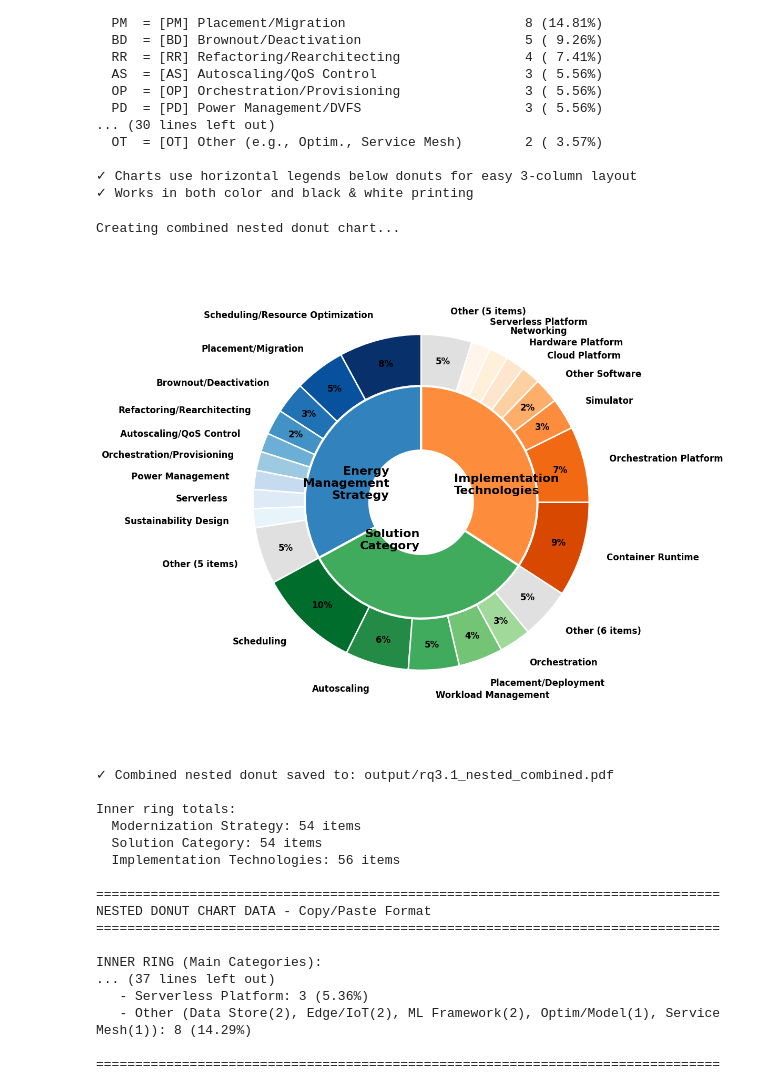
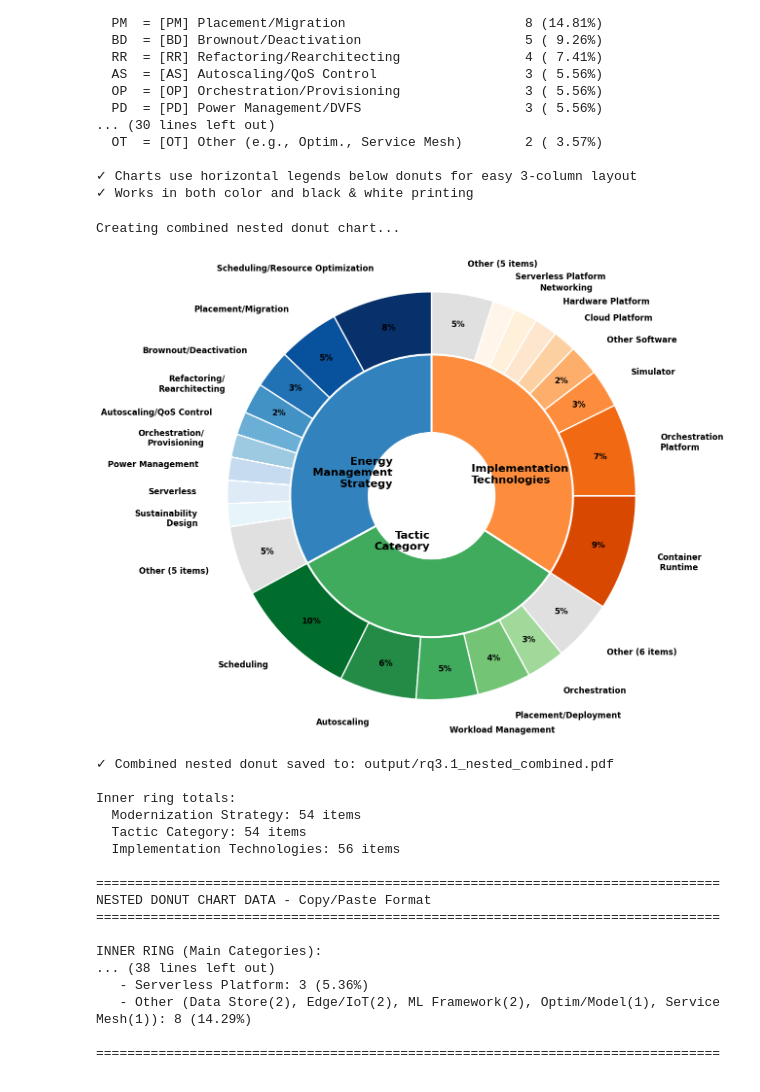
Before and after one commit to eoanodea/slr, a Jupyter notebook: 6-data-visualisation/rq3/rq3.1.generate.ipynb, the cells around one changed output. Saved outputs shown, nothing was run; the diff lists cells and outputs as text; code cells hidden in the pictures.

```diff
--- a/6-data-visualisation/rq3/rq3.1.generate.ipynb
+++ b/6-data-visualisation/rq3/rq3.1.generate.ipynb
@@ -312,21 +312,21 @@ print("\nCreating combined nested donut chart...")
 
 # Prepare data for nested donut
 # Inner ring: three main categories
-inner_labels = ['Energy\nManagement\nStrategy', 'Solution\nCategory', 'Implementation\nTechnologies']
+inner_labels = ['Energy\nManagement\nStrategy', 'Tactic\nCategory', 'Implementation\nTechnologies']
 inner_sizes = [54, 54, 56]  # Total counts for each category
 inner_colors = ['#3182bd', '#41ab5d', '#fd8d3c']
 
 # Outer ring: Items with >=3 occurrences + Other (simplified for academic paper)
 outer_labels = (
     # EnergyManagementStrategy (9 items >= 3 + other)
-    ['Scheduling/Resource Optimization', 'Placement/Migration', 'Brownout/Deactivation', 'Refactoring/Rearchitecting',
-     'Autoscaling/QoS Control', 'Orchestration/Provisioning', 'Power Management', 'Serverless',
-     'Sustainability Design', 'Other (5 items)'] +
+    ['Scheduling/Resource Optimization', 'Placement/Migration', 'Brownout/Deactivation', 'Refactoring/\nRearchitecting',
+     'Autoscaling/QoS Control', 'Orchestration/\nProvisioning', 'Power Management', 'Serverless',
+     'Sustainability\n Design', 'Other (5 items)'] +
     # SolutionCategory (5 items >= 3 + other)
     ['Scheduling', 'Autoscaling', 'Workload Management', 'Placement/Deployment',
      'Orchestration', 'Other (6 items)'] +
     # ImplementationTechnologies (8 items >= 3 + other)
-    ['Container Runtime', 'Orchestration Platform', 'Simulator', 'Other Software',
+    ['Container\n Runtime', 'Orchestration\nPlatform', 'Simulator', 'Other Software',
      'Cloud Platform', 'Hardware Platform', 'Networking', 'Serverless Platform',
      'Other (5 items)']
 )
@@ -394,7 +394,7 @@ plt.close(fig)
 print(f"✓ Combined nested donut saved to: {nested_file_path}")
 print(f"\nInner ring totals:")
 print(f"  Modernization Strategy: {inner_sizes[0]} items")
-print(f"  Solution Category: {inner_sizes[1]} items")
+print(f"  Tactic Category: {inner_sizes[1]} items")
 print(f"  Implementation Technologies: {inner_sizes[2]} items")
 
 # Output data in copy-pasteable format
@@ -411,41 +411,41 @@ print("-" * 40)
 
 print("\n1. ENERGY MANAGEMENT STRATEGY (54 items total - Items ≥3 + Other):")
 ms_labels = ['Scheduling/Resource Optimization', 'Placement/Migration', 'Brownout/Deactivation',
              'Refactoring/Rearchitecting', 'Autoscaling/QoS Control', 'Orchestration/Provisioning',
-             'Power Management/DVFS', 'Serverless Adoption', 'Sustainability By Design',
+             'Power Management/DVFS', 'Serverless Adoption', 'Sustainability\nBy Design',
              'Other (HW Redesign(2), Offloading(2), Redund/Dupl(2), Workload Batch(2), Comm Reconfig(1))']
 ms_sizes = [13, 8, 5, 4, 3, 3, 3, 3, 3, 9]
 for label, size in zip(ms_labels, ms_sizes):
     pct = (size / 54) * 100
     print(f"   - {label}: {size} ({pct:.2f}%)")
 
-print("\n2. SOLUTION CATEGORY (54 items total - Items ≥3 + Other):")
+print("\n2. Tactic CATEGORY (54 items total - Items ≥3 + Other):")
 sc_labels = ['Scheduling', 'Autoscaling', 'Workload Management', 'Placement/Deployment',
              'Orchestration',
              'Other (Power Mgmt(2), Redund/Repl(2), Code Opt(1), Security Adapt(1), Sustain Deploy(1), Workload Batch(1))']
 sc_sizes = [16, 10, 8, 7, 5, 8]
 for label, size in zip(sc_labels, sc_sizes):
     pct = (size / 54) * 100
     print(f"   - {label}: {size} ({pct:.2f}%)")
 
 print("\n3. IMPLEMENTATION TECHNOLOGIES (56 items total - Items ≥3 + Other):")
 it_labels = ['Container Runtime', 'Orchestration Platform', 'Simulator', 'Other Software',
              'Cloud Platform', 'Hardware Platform', 'Networking Tech', 'Serverless Platform',
              'Other (Data Store(2), Edge/IoT(2), ML Framework(2), Optim/Model(1), Service Mesh(1))']
 it_sizes = [15, 12, 5, 4, 3, 3, 3, 3, 8]
 for label, size in zip(it_labels, it_sizes):
     pct = (size / 56) * 100
     print(f"   - {label}: {size} ({pct:.2f}%)")
 
 print("\n" + "="*80)
 # %% [output]
 Creating combined nested donut chart...
-[figure, old version]
+[figure, new version]
 ✓ Combined nested donut saved to: output/rq3.1_nested_combined.pdf
 
 Inner ring totals:
   Modernization Strategy: 54 items
-  Solution Category: 54 items
+  Tactic Category: 54 items
   Implementation Technologies: 56 items
 
 ================================================================================
@@ -453,7 +453,7 @@ NESTED DONUT CHART DATA - Copy/Paste Format
 ================================================================================
 
 INNER RING (Main Categories):
-... (37 lines left out)
+... (38 lines left out)
    - Serverless Platform: 3 (5.36%)
    - Other (Data Store(2), Edge/IoT(2), ML Framework(2), Optim/Model(1), Service Mesh(1)): 8 (14.29%)
 
```
Also changed, not shown: parts of 1 cell of this notebook, 6 other files.
